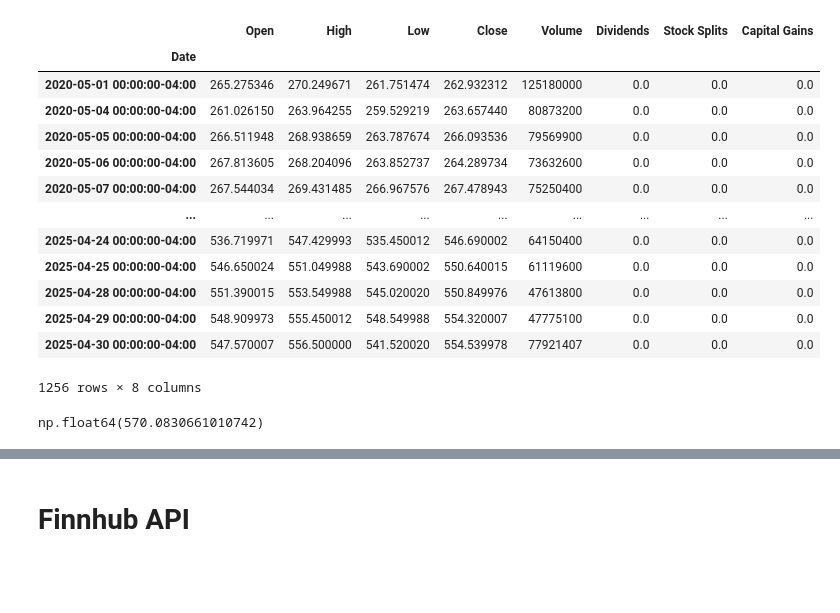
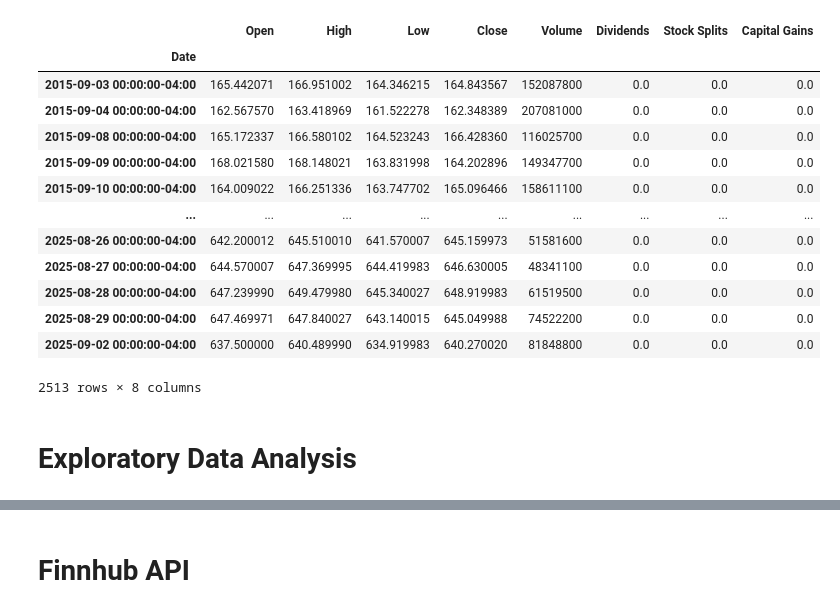
Before and after one commit to lro99/stock_sentiment, a Jupyter notebook: SentimentTrading.ipynb, the cells around one changed output, grey strips where cells are left out. Drawn from its saved outputs; the diff is of its cells as text; code cells hidden in the pictures; blank space fills up the shorter version.

```diff
--- a/SentimentTrading.ipynb
+++ b/SentimentTrading.ipynb
@@ -73,30 +72,24 @@ Zebra Technologies Corporation (ZBRA): Among the Worst Performing Stocks in S&P
 # %%
 # S&P500 yahoo
 
 ticker = yf.Ticker("SPY")
-historical = ticker.history(period="5y")
+historical = ticker.history(period="10y")
 historical
 # %% [output]
 |  | Open | High | Low | Close | Volume | Dividends | Stock Splits | Capital Gains |
 | Date |  |  |  |  |  |  |  |  |
-| 2020-05-01 00:00:00-04:00 | 265.275346 | 270.249671 | 261.751474 | 262.932312 | 125180000 | 0.0 | 0.0 | 0.0 |
-| 2020-05-04 00:00:00-04:00 | 261.026150 | 263.964255 | 259.529219 | 263.657440 | 80873200 | 0.0 | 0.0 | 0.0 |
-| 2020-05-05 00:00:00-04:00 | 266.511948 | 268.938659 | 263.787674 | 266.093536 | 79569900 | 0.0 | 0.0 | 0.0 |
-| 2020-05-06 00:00:00-04:00 | 267.813605 | 268.204096 | 263.852737 | 264.289734 | 73632600 | 0.0 | 0.0 | 0.0 |
-| 2020-05-07 00:00:00-04:00 | 267.544034 | 269.431485 | 266.967576 | 267.478943 | 75250400 | 0.0 | 0.0 | 0.0 |
+| 2015-09-03 00:00:00-04:00 | 165.442071 | 166.951002 | 164.346215 | 164.843567 | 152087800 | 0.0 | 0.0 | 0.0 |
+| 2015-09-04 00:00:00-04:00 | 162.567570 | 163.418969 | 161.522278 | 162.348389 | 207081000 | 0.0 | 0.0 | 0.0 |
+| 2015-09-08 00:00:00-04:00 | 165.172337 | 166.580102 | 164.523243 | 166.428360 | 116025700 | 0.0 | 0.0 | 0.0 |
+| 2015-09-09 00:00:00-04:00 | 168.021580 | 168.148021 | 163.831998 | 164.202896 | 149347700 | 0.0 | 0.0 | 0.0 |
+| 2015-09-10 00:00:00-04:00 | 164.009022 | 166.251336 | 163.747702 | 165.096466 | 158611100 | 0.0 | 0.0 | 0.0 |
 | ... | ... | ... | ... | ... | ... | ... | ... | ... |
-| 2025-04-24 00:00:00-04:00 | 536.719971 | 547.429993 | 535.450012 | 546.690002 | 64150400 | 0.0 | 0.0 | 0.0 |
-| 2025-04-25 00:00:00-04:00 | 546.650024 | 551.049988 | 543.690002 | 550.640015 | 61119600 | 0.0 | 0.0 | 0.0 |
-| 2025-04-28 00:00:00-04:00 | 551.390015 | 553.549988 | 545.020020 | 550.849976 | 47613800 | 0.0 | 0.0 | 0.0 |
-| 2025-04-29 00:00:00-04:00 | 548.909973 | 555.450012 | 548.549988 | 554.320007 | 47775100 | 0.0 | 0.0 | 0.0 |
-| 2025-04-30 00:00:00-04:00 | 547.570007 | 556.500000 | 541.520020 | 554.539978 | 77921407 | 0.0 | 0.0 | 0.0 |
+| 2025-08-26 00:00:00-04:00 | 642.200012 | 645.510010 | 641.570007 | 645.159973 | 51581600 | 0.0 | 0.0 | 0.0 |
+| 2025-08-27 00:00:00-04:00 | 644.570007 | 647.369995 | 644.419983 | 646.630005 | 48341100 | 0.0 | 0.0 | 0.0 |
+| 2025-08-28 00:00:00-04:00 | 647.239990 | 649.479980 | 645.340027 | 648.919983 | 61519500 | 0.0 | 0.0 | 0.0 |
+| 2025-08-29 00:00:00-04:00 | 647.469971 | 647.840027 | 643.140015 | 645.049988 | 74522200 | 0.0 | 0.0 | 0.0 |
+| 2025-09-02 00:00:00-04:00 | 637.500000 | 640.489990 | 634.919983 | 640.270020 | 81848800 | 0.0 | 0.0 | 0.0 |
-1256 rows × 8 columns
+2513 rows × 8 columns
-# %%
-twohun = historical['Open'].count()
-twoavg = historical['Close'][twohun-200:].mean()
-twoavg
-# %% [output]
-np.float64(570.0830661010742)
 # %%
 historical['Return'] = historical['Close'].pct_change() * 100
 historical['Lag1'] = historical['Return'].shift(1)
@@ -109 +106,3 @@ X = historical[['Lag1', 'Lag2', 'Lag3']]
 y = historical['Return']
+# %% [markdown]
+# Exploratory Data Analysis
```
Also changed, not shown: parts of 28 cells of this notebook.
